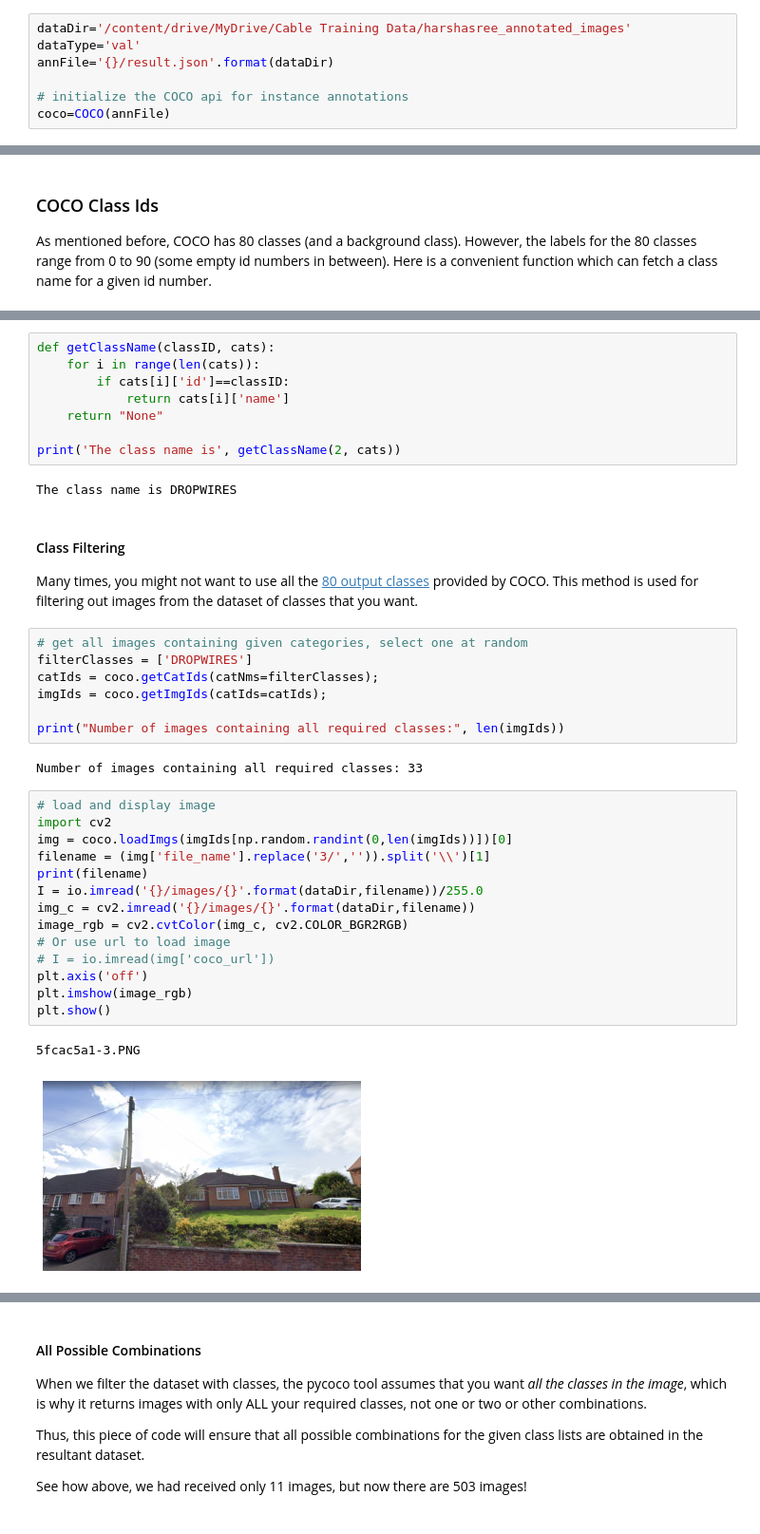
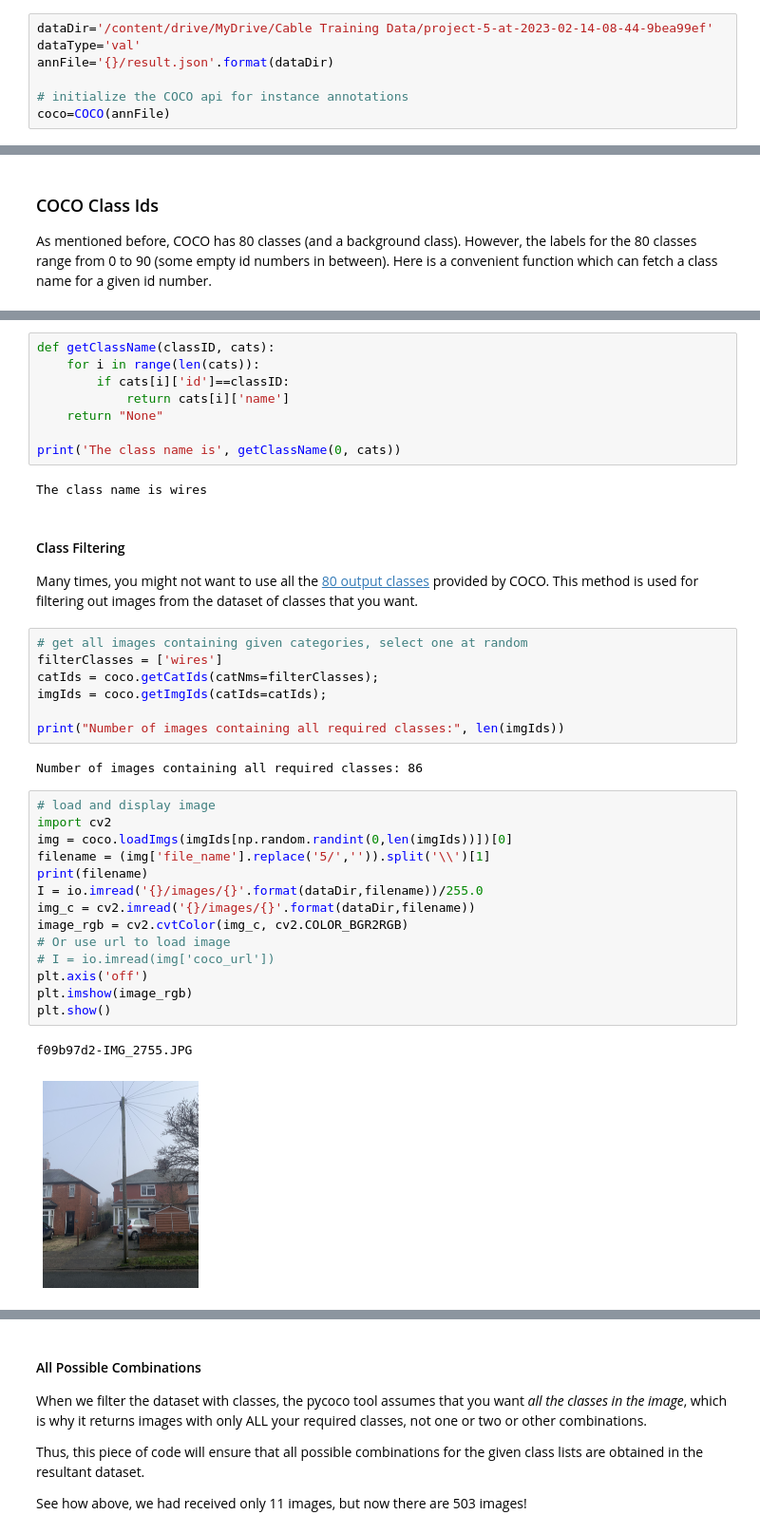
Before and after one commit to jarvis2324/COCO-Semantic-Segmentation, a Jupyter notebook: COCOdataset_SemanticSegmentation_Demo.ipynb, the cells around one changed output, grey strips where cells are left out. Shown at 95% size. Saved outputs shown, nothing was run; the diff lists cells and outputs as text.

```diff
--- a/COCOdataset_SemanticSegmentation_Demo.ipynb
+++ b/COCOdataset_SemanticSegmentation_Demo.ipynb
@@ -71,7 +71,7 @@ drive.mount('/content/drive')
 # %% [output]
 Mounted at /content/drive
 # %%
-dataDir='/content/drive/MyDrive/Cable Training Data/harshasree_annotated_images'
+dataDir='/content/drive/MyDrive/Cable Training Data/project-5-at-2023-02-14-08-44-9bea99ef'
 dataType='val'
 annFile='{}/result.json'.format(dataDir)
 
@@ -110,9 +108,9 @@ def getClassName(classID, cats):
             return cats[i]['name']
     return "None"
 
-print('The class name is', getClassName(2, cats))
+print('The class name is', getClassName(0, cats))
 # %% [output]
-The class name is DROPWIRES
+The class name is wires
 # %% [markdown]
 
 
@@ -120,30 +118,30 @@ The class name is DROPWIRES
 Many times, you might not want to use all the [80 output classes](https://gist.github.com/AruniRC/7b3dadd004da04c80198557db5da4bda) provided by COCO. This method is used for filtering out images from the dataset of classes that you want.
 # %%
 # get all images containing given categories, select one at random
-filterClasses = ['DROPWIRES']
+filterClasses = ['wires']
 catIds = coco.getCatIds(catNms=filterClasses);
 imgIds = coco.getImgIds(catIds=catIds);
 
 print("Number of images containing all required classes:", len(imgIds))
 # %% [output]
-Number of images containing all required classes: 33
+Number of images containing all required classes: 86
 # %%
 # load and display image
 import cv2
 img = coco.loadImgs(imgIds[np.random.randint(0,len(imgIds))])[0]
-filename = (img['file_name'].replace('3/','')).split('\\')[1]
+filename = (img['file_name'].replace('5/','')).split('\\')[1]
 print(filename)
 I = io.imread('{}/images/{}'.format(dataDir,filename))/255.0
 img_c = cv2.imread('{}/images/{}'.format(dataDir,filename))
 image_rgb = cv2.cvtColor(img_c, cv2.COLOR_BGR2RGB)
 # Or use url to load image
 # I = io.imread(img['coco_url'])
 plt.axis('off')
 plt.imshow(image_rgb)
 plt.show()
 # %% [output]
-5fcac5a1-3.PNG
+f09b97d2-IMG_2755.JPG
-[figure, old version]
+[figure, new version]
 # %%
 # load and display instance annotations
 plt.imshow(I); plt.axis('off')
```
Also changed, not shown: parts of 7 cells of this notebook.
